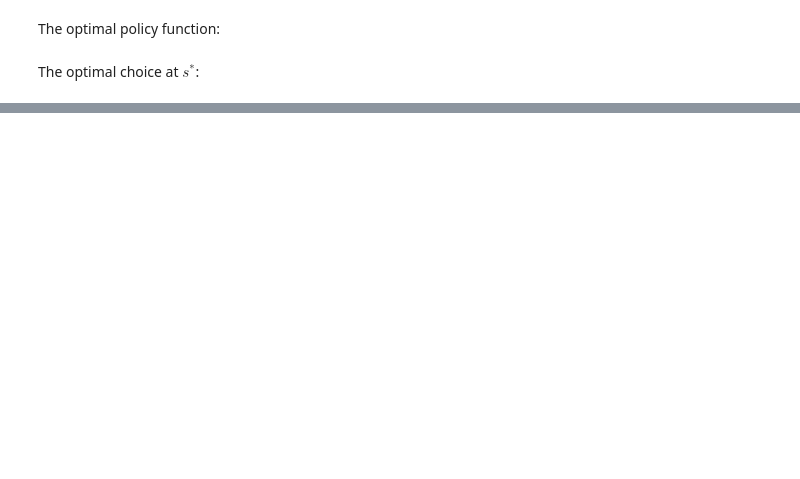
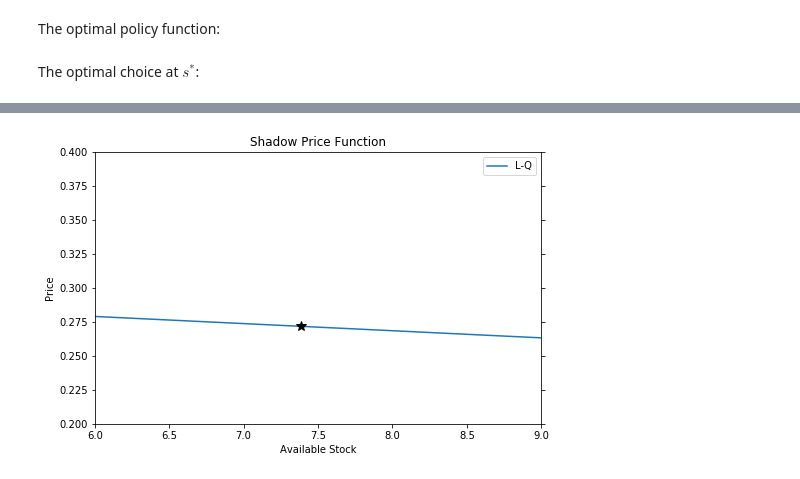
Before and after one commit to OyamaZemi/MirandaFackler.notebooks, a Jupyter notebook: lqapprox/lqapprox_py.ipynb, the cells around one changed output, grey strips where cells are left out. Saved outputs shown, nothing was run; the diff lists cells and outputs as text; code cells hidden in the pictures; blank space fills up the shorter version.

```diff
--- a/lqapprox/lqapprox_py.ipynb
+++ b/lqapprox/lqapprox_py.ipynb
@@ -394,0 +368,18 @@ array([ 1.,  1.])
+# %%
+shadow_price = lambda s: -2 * (P @ [1, s])[1]
+shadow_price = np.vectorize(shadow_price)
+title = "Shadow Price Function"
+ylabel = "Price"
+fig, ax = plt.subplots(figsize=(8,5))
+ax.plot(ss, shadow_price(ss), label='L-Q')
+ax.plot(s_star, shadow_price(s_star), '*', color='k', markersize=10)
+ax.set_xlim(s_min, s_max)
+ax.set_ylim(0.2, 0.4)
+ax.set_title(title)
+ax.set_xlabel(xlabel)
+ax.set_ylabel(ylabel)
+ax.tick_params(right='on')
+ax.legend()
+plt.show()
+# %% [output]
+[figure, added]
```
Also changed, not shown: parts of 61 cells of this notebook.
